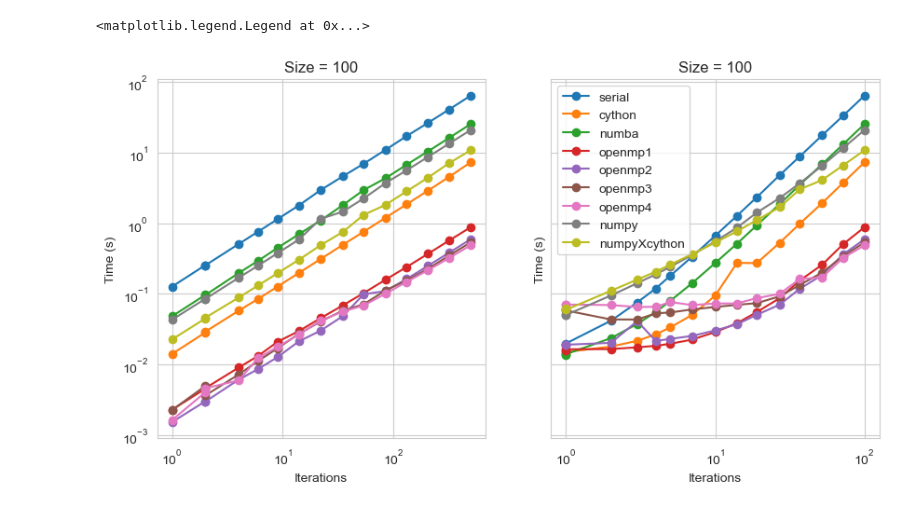
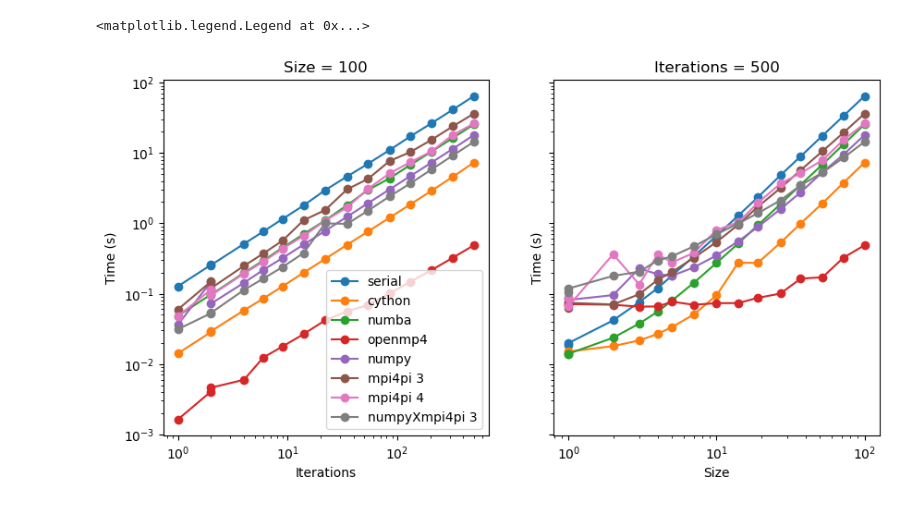
Before and after one commit to Fel1-x/LebwohlLasher, a Jupyter notebook: data/data_processing.ipynb, the cells around one changed output. Drawn from its saved outputs; the diff is of its cells as text; code cells hidden in the pictures.

```diff
--- a/data/data_processing.ipynb
+++ b/data/data_processing.ipynb
@@ -7,45 +7,50 @@ data_locations = {
     "serial": "../serial_code/results.csv",
     "cython": "../cython_code/results.csv",
     "numba": "../numba_code/results.csv",
-    "openmp1": "../openmp_code/results1.csv",
-    "openmp2": "../openmp_code/results2.csv",
-    "openmp3": "../openmp_code/results3.csv",
+    # "openmp1": "../openmp_code/results1.csv",
+    # "openmp2": "../openmp_code/results2.csv",
+    # "openmp3": "../openmp_code/results3.csv",
     "openmp4": "../openmp_code/results4.csv",
     "numpy": "../numpy_code/results.csv",
-    "numpyXcython": "../numpyXcython_code/results.csv",
+    # "numpyXcython": "../numpyXcython_code/results.csv",
+    # "mpi4pi 1": "../mpi4pi_code/results2.csv",
+    # "mpi4pi 2": "../mpi4pi_code/results3.csv",
+    "mpi4pi 3": "../mpi4pi_code/results4.csv",
+    "mpi4pi 4": "../mpi4pi_code/results5.csv",
+    "numpyXmpi4pi 3": "../numpyXmpi4pi/results4.csv",
 }
 
 timeplots = []
 sizeplots = []
 
 for path in data_locations.values():
     df = pd.read_csv(path)
     timeplots.append(df[df["size"] == 100])
     sizeplots.append(df[df["iterations"] == 500])
 
 fig, ax = plt.subplots(1, 2, figsize=(10,5), sharey=True)
 
 i=0
 for df in timeplots:
     ax[0].plot(df["iterations"], df["time"], marker='o', linestyle='-', label=list(data_locations.keys())[i])
     i+=1
 ax[0].set_xscale("log")
 ax[0].set_yscale("log")
 ax[0].set_xlabel("Iterations")
 ax[0].set_ylabel("Time (s)")
 ax[0].set_title("Size = 100")
 
 i=0
 for df in sizeplots:
     ax[1].plot(df["size"], df["time"], marker='o', linestyle='-', label=list(data_locations.keys())[i])
     i+=1
 ax[1].set_xscale("log")
 ax[1].set_yscale("log")
-ax[1].set_xlabel("Iterations")
+ax[1].set_xlabel("Size")
 ax[1].set_ylabel("Time (s)")
-ax[1].set_title("Size = 100")
+ax[1].set_title("Iterations = 500")
 
-ax[1].legend()
+ax[0].legend()
 # %% [output]
 <matplotlib.legend.Legend at 0x...>
-[figure, old version]
+[figure, new version]
```
Also changed, not shown: 13 other files.
